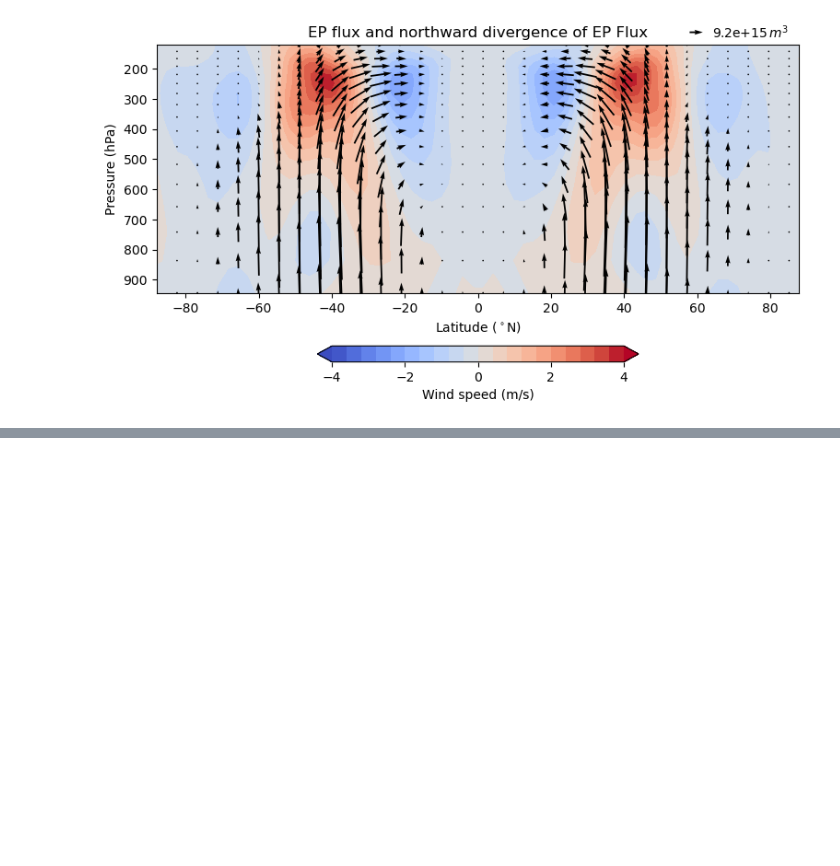
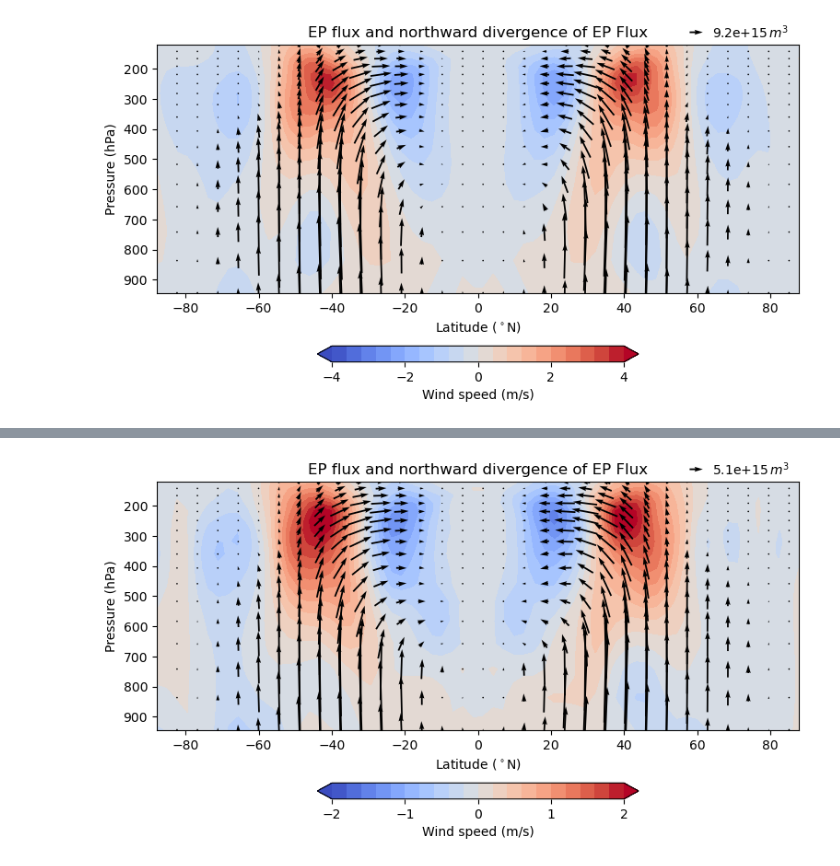
Before and after one commit to Caturrell/eddy_feedback, a Jupyter notebook: isca/exploring/held_suarez.ipynb, the cells around one changed output, grey strips where cells are left out. Saved outputs shown, nothing was run; the diff lists cells and outputs as text; code cells hidden in the pictures; blank space fills up the shorter version.

```diff
--- a/isca/exploring/held_suarez.ipynb
+++ b/isca/exploring/held_suarez.ipynb
@@ -183,0 +90,4 @@ IndexError: too many indices
+# %%
+ef.plot_epfluxes_div(ds, skip_lat=2)
+# %% [output]
+[figure, added]
```
Also changed, not shown: parts of 13 cells of this notebook, 7 other files.
